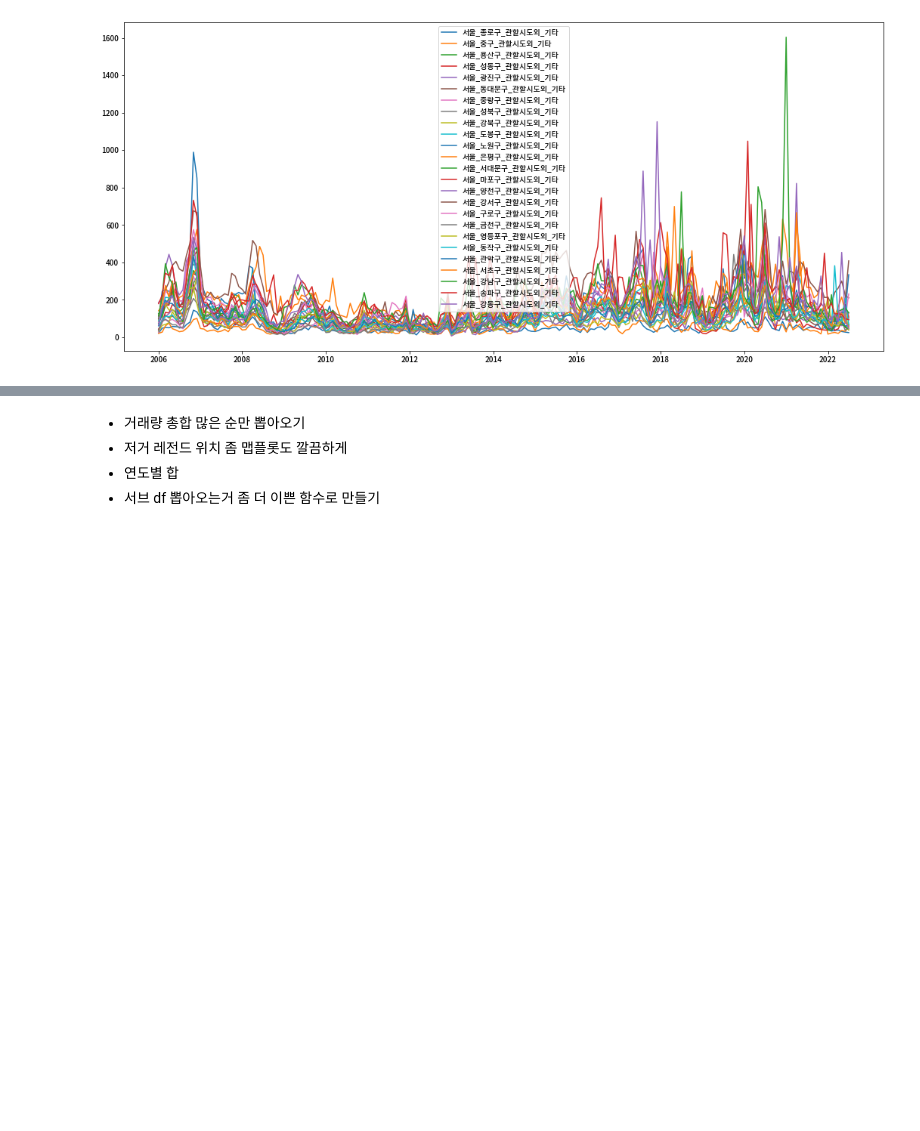
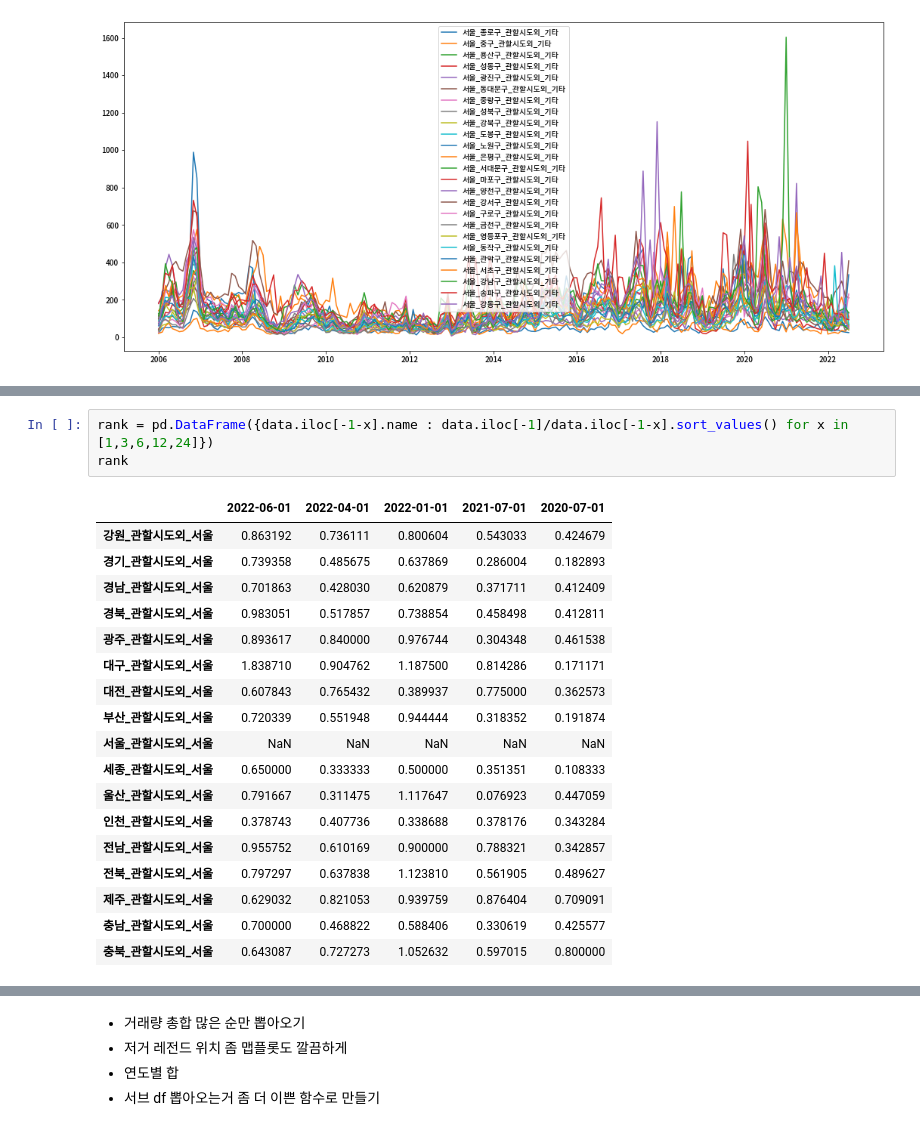
Before and after one commit to yeonghun00/real-estate, a Jupyter notebook: traded.ipynb, the cells around one changed output, grey strips where cells are left out. Cells and saved outputs as stored; diff of their text form; blank space fills up the shorter version.

```diff
--- a/traded.ipynb
+++ b/traded.ipynb
@@ -114,0 +162,22 @@ Name: 2022-07-01 00:00:00, dtype: float64
+# %%
+rank = pd.DataFrame({data.iloc[-1-x].name : data.iloc[-1]/data.iloc[-1-x].sort_values() for x in [1,3,6,12,24]})
+rank
+# %% [output]
+|  | 2022-06-01 | 2022-04-01 | 2022-01-01 | 2021-07-01 | 2020-07-01 |
+| 강원_관할시도외_서울 | 0.863192 | 0.736111 | 0.800604 | 0.543033 | 0.424679 |
+| 경기_관할시도외_서울 | 0.739358 | 0.485675 | 0.637869 | 0.286004 | 0.182893 |
+| 경남_관할시도외_서울 | 0.701863 | 0.428030 | 0.620879 | 0.371711 | 0.412409 |
+| 경북_관할시도외_서울 | 0.983051 | 0.517857 | 0.738854 | 0.458498 | 0.412811 |
+| 광주_관할시도외_서울 | 0.893617 | 0.840000 | 0.976744 | 0.304348 | 0.461538 |
+| 대구_관할시도외_서울 | 1.838710 | 0.904762 | 1.187500 | 0.814286 | 0.171171 |
+| 대전_관할시도외_서울 | 0.607843 | 0.765432 | 0.389937 | 0.775000 | 0.362573 |
+| 부산_관할시도외_서울 | 0.720339 | 0.551948 | 0.944444 | 0.318352 | 0.191874 |
+| 서울_관할시도외_서울 | NaN | NaN | NaN | NaN | NaN |
+| 세종_관할시도외_서울 | 0.650000 | 0.333333 | 0.500000 | 0.351351 | 0.108333 |
+| 울산_관할시도외_서울 | 0.791667 | 0.311475 | 1.117647 | 0.076923 | 0.447059 |
+| 인천_관할시도외_서울 | 0.378743 | 0.407736 | 0.338688 | 0.378176 | 0.343284 |
+| 전남_관할시도외_서울 | 0.955752 | 0.610169 | 0.900000 | 0.788321 | 0.342857 |
+| 전북_관할시도외_서울 | 0.797297 | 0.637838 | 1.123810 | 0.561905 | 0.489627 |
+| 제주_관할시도외_서울 | 0.629032 | 0.821053 | 0.939759 | 0.876404 | 0.709091 |
+| 충남_관할시도외_서울 | 0.700000 | 0.468822 | 0.588406 | 0.330619 | 0.425577 |
+| 충북_관할시도외_서울 | 0.643087 | 0.727273 | 1.052632 | 0.597015 | 0.800000 |
```
Also changed, not shown: parts of 8 cells of this notebook.
